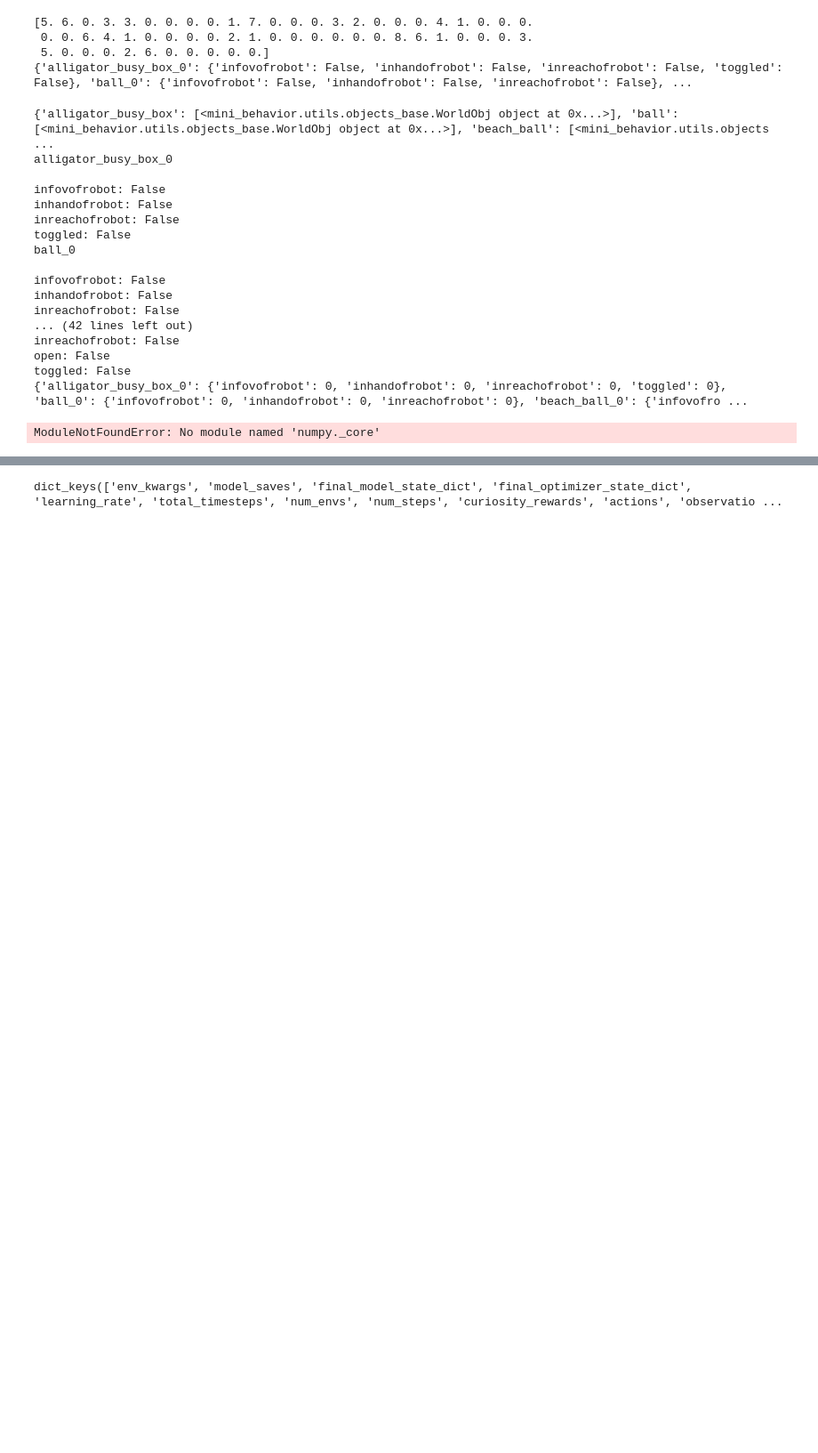
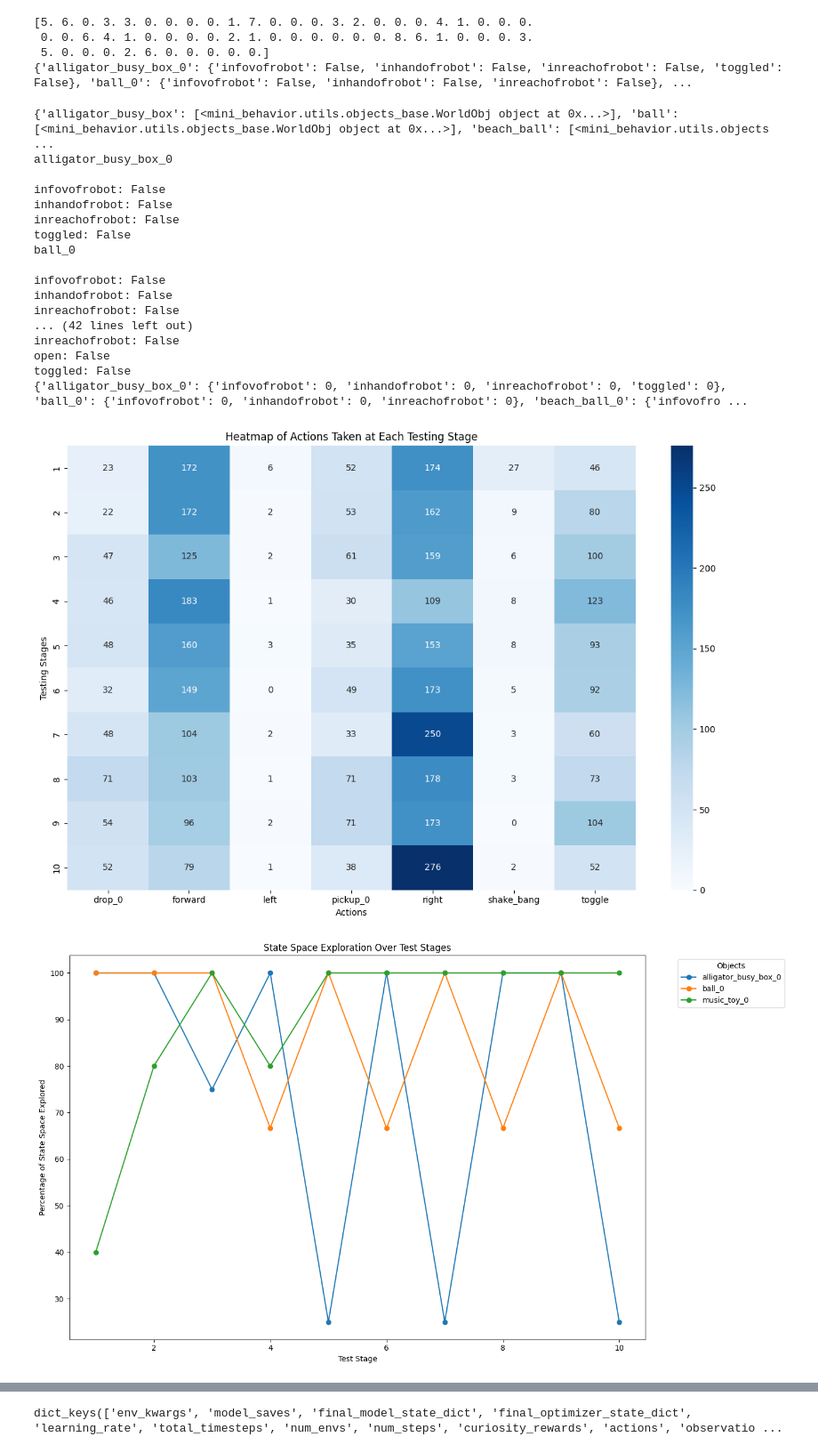
Before and after one commit to KevinHan1209/mini_behavior, a Jupyter notebook: testNotebook.ipynb, the cells around one changed output, grey strips where cells are left out. Shown at 89% size. Saved outputs shown, nothing was run; the diff lists cells and outputs as text; code cells hidden in the pictures; blank space fills up the shorter version.

```diff
--- a/testNotebook.ipynb
+++ b/testNotebook.ipynb
@@ -172,8 +173,9 @@ model.save(f"{save_dir}/{env_name}", env_kwargs= env_kwargs)
 # %%
 
 
 checkpoint = torch.load(
-    "/Users/kevinhan/mini_behavior/models/APT_PPO_MultiToy_Run3/MiniGrid-MultiToy-16x16-N2-v0",
+    "models/APT_PPO_Test_NoiseTest/MiniGrid-Test-8x8-N2-v0",
 )
 # %% [output]
-ModuleNotFoundError: No module named 'numpy._core'
+[figure, added]
+[figure, added]
```
Also changed, not shown: parts of 13 cells of this notebook, 8 other files.
